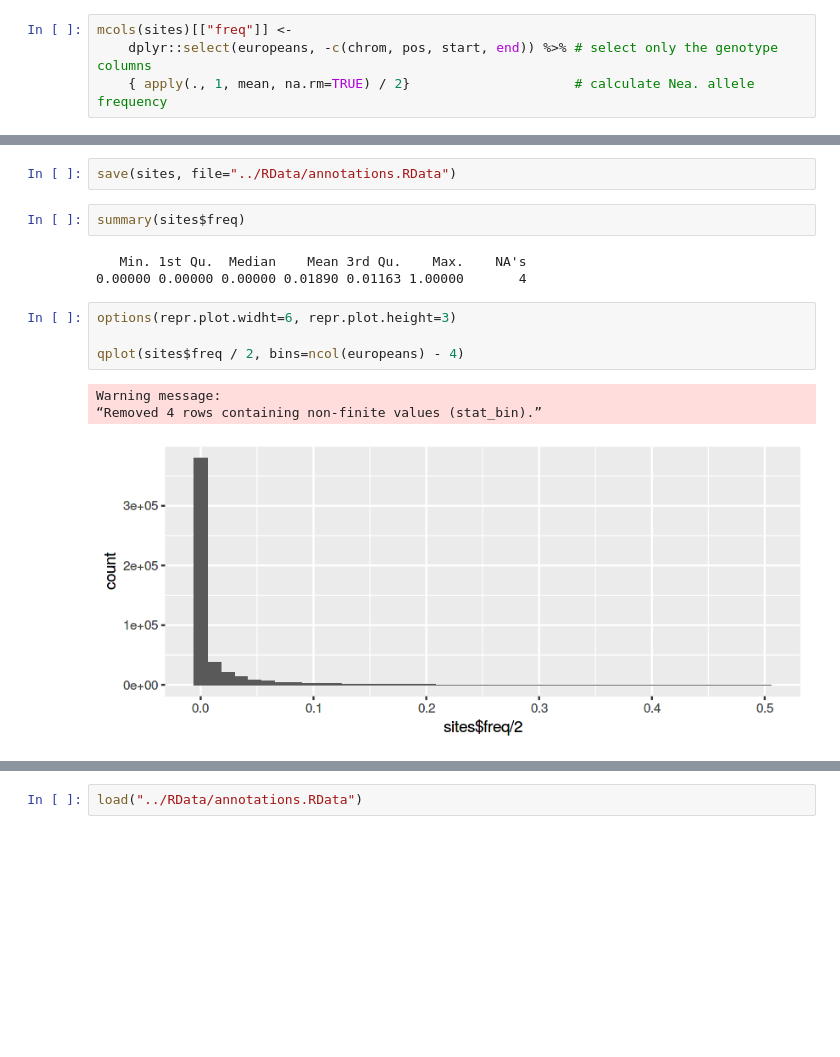
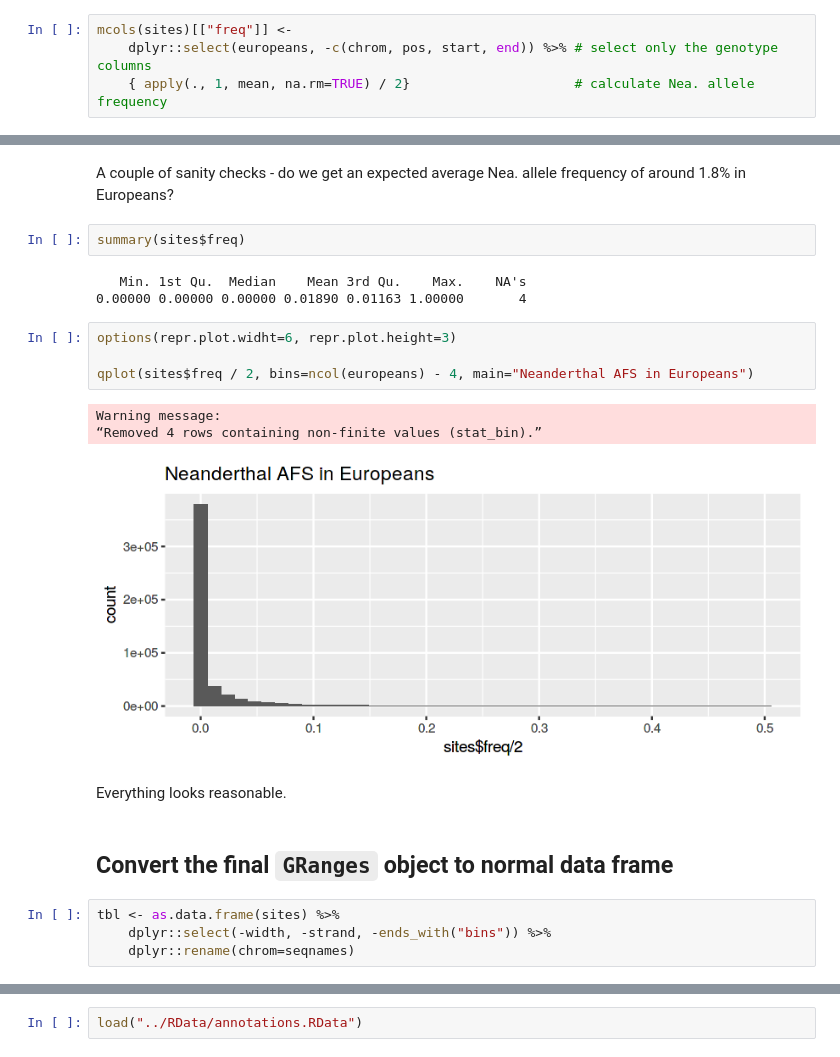
Before and after one commit to bodkan/nea-over-time, a Jupyter notebook: notebooks/introgression_predictors.ipynb, the cells around one changed output, grey strips where cells are left out. Drawn from its saved outputs; the diff is of its cells as text; blank space fills up the shorter version.

```diff
--- a/notebooks/introgression_predictors.ipynb
+++ b/notebooks/introgression_predictors.ipynb
@@ -405,8 +405,8 @@ GRanges object with 484016 ranges and 7 metadata columns:
   [484016]                  0
   -------
   seqinfo: 93 sequences (1 circular) from hg19 genome
-# %%
-save(sites, file="../RData/annotations.RData")
+# %% [markdown]
+A couple of sanity checks - do we get an expected average Nea. allele frequency of around 1.8% in Europeans?
 # %%
 summary(sites$freq)
 # %% [output]
@@ -415,8 +415,16 @@ summary(sites$freq)
 # %%
 options(repr.plot.widht=6, repr.plot.height=3)
 
-qplot(sites$freq / 2, bins=ncol(europeans) - 4)
+qplot(sites$freq / 2, bins=ncol(europeans) - 4, main="Neanderthal AFS in Europeans")
 # %% [output]
 Warning message:
 “Removed 4 rows containing non-finite values (stat_bin).”
-[figure, old version]
+[figure, new version]
+# %% [markdown]
+Everything looks reasonable.
+# %% [markdown]
+## Convert the final `GRanges` object to normal data frame
+# %%
+tbl <- as.data.frame(sites) %>%
+    dplyr::select(-width, -strand, -ends_with("bins")) %>%
+    dplyr::rename(chrom=seqnames)
```
Also changed, not shown: parts of 38 cells of this notebook.
